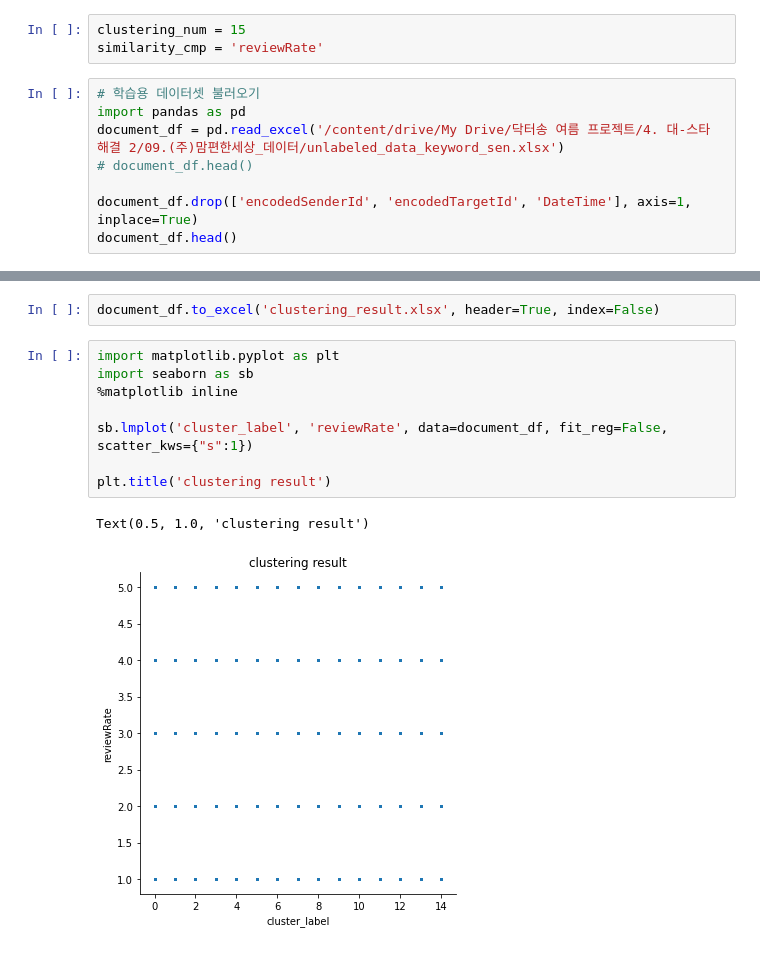
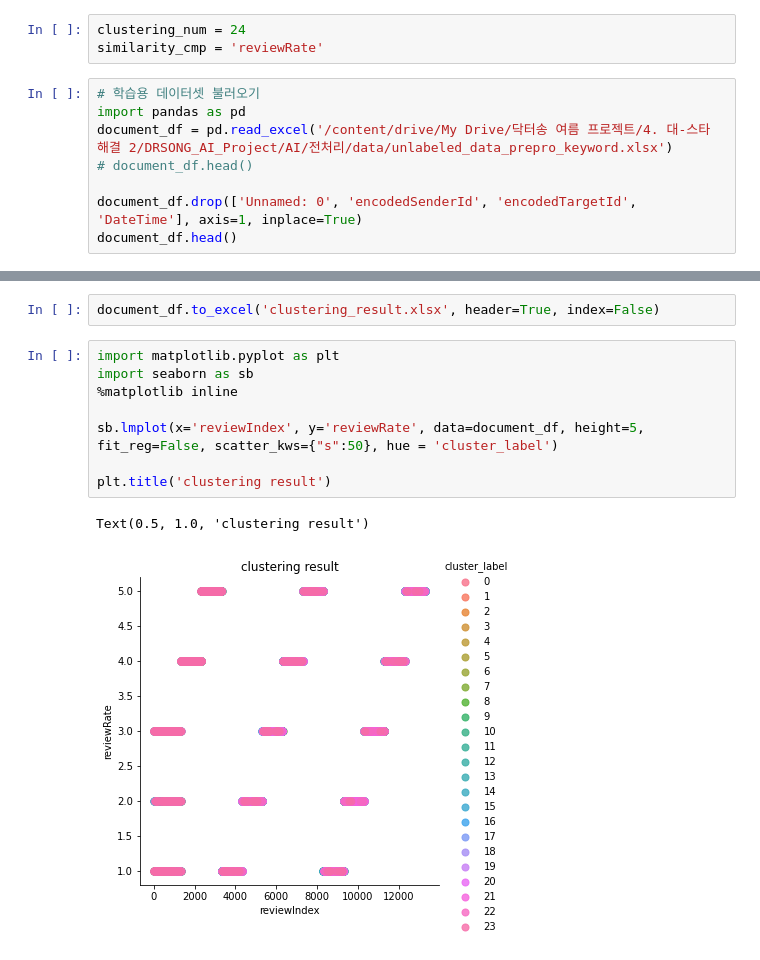
Before and after one commit to dr-song-summer-project/AI, a Jupyter notebook: Clustering/K_Means_NLP.ipynb, the cells around one changed output, grey strips where cells are left out. Cells and saved outputs as stored; diff of their text form.

```diff
--- a/Clustering/K_Means_NLP.ipynb
+++ b/Clustering/K_Means_NLP.ipynb
@@ -8,15 +8,15 @@ drive.mount('/content/drive')
 # %% [output]
 Mounted at /content/drive
 # %%
-clustering_num = 15
+clustering_num = 24
 similarity_cmp = 'reviewRate'
 # %%
 # 학습용 데이터셋 불러오기
 import pandas as pd
-document_df = pd.read_excel('/content/drive/My Drive/닥터송 여름 프로젝트/4. 대-스타 해결 2/09.(주)맘편한세상_데이터/unlabeled_data_keyword_sen.xlsx')
+document_df = pd.read_excel('/content/drive/My Drive/닥터송 여름 프로젝트/4. 대-스타 해결 2/DRSONG_AI_Project/AI/전처리/data/unlabeled_data_prepro_keyword.xlsx')
 # document_df.head()
 
-document_df.drop(['encodedSenderId', 'encodedTargetId', 'DateTime'], axis=1, inplace=True)
+document_df.drop(['Unnamed: 0', 'encodedSenderId', 'encodedTargetId', 'DateTime'], axis=1, inplace=True)
 document_df.head()
 # %% [output]
 |  | reviewIndex | reviewContent | reviewRate | reviewType |
@@ -99,14 +99,14 @@ document_df.to_excel('clustering_result.xlsx', header=True, index=False)
 # %%
 import matplotlib.pyplot as plt
 import seaborn as sb
 %matplotlib inline
 
-sb.lmplot('cluster_label', 'reviewRate', data=document_df, fit_reg=False, scatter_kws={"s":1})
+sb.lmplot(x='reviewIndex', y='reviewRate', data=document_df, height=5, fit_reg=False, scatter_kws={"s":50}, hue = 'cluster_label')
 
 plt.title('clustering result')
 # %% [output]
 Text(0.5, 1.0, 'clustering result')
-[figure, old version]
+[figure, new version]
 # %%
 def get_cluster_details(cluster_model, cluster_data, feature_names,
                        cluster_num, top_n_features=10):
```
Also changed, not shown: parts of 10 cells of this notebook.
